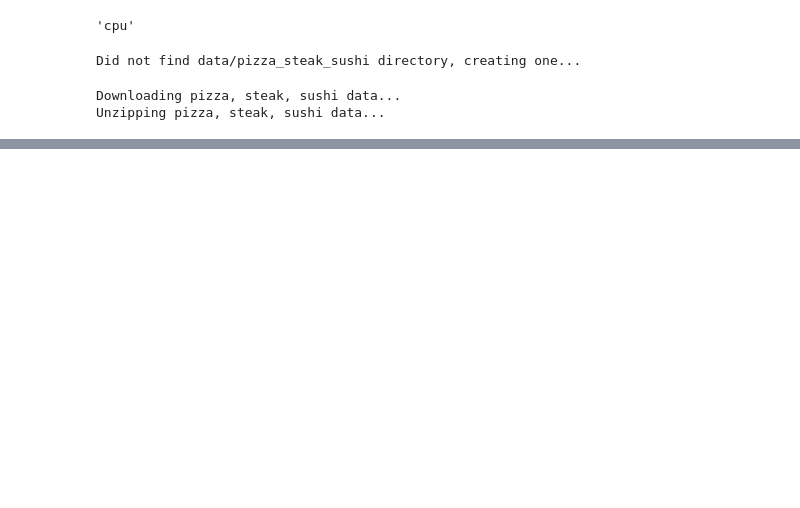
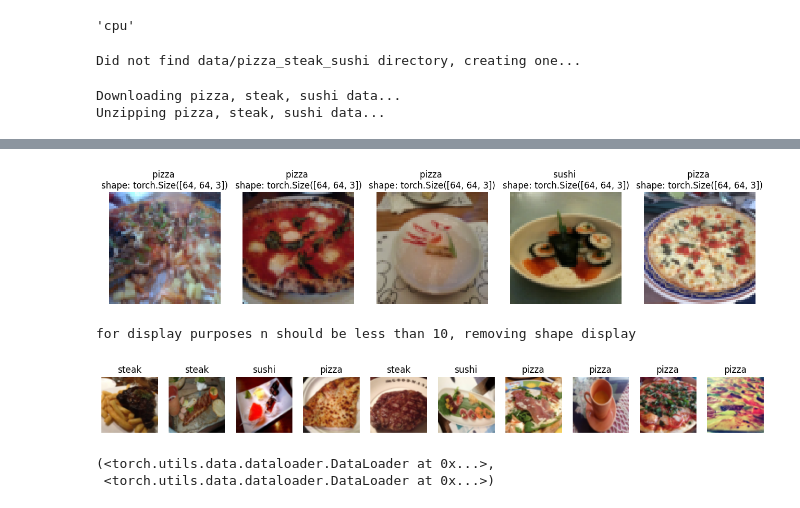
Before and after one commit to asadiv/Pytorch, a Jupyter notebook: 04__pytorch__custom_Datasets.ipynb, the cells around one changed output, grey strips where cells are left out. Cells and saved outputs as stored; diff of their text form; code cells hidden in the pictures; blank space fills up the shorter version.

```diff
--- a/04__pytorch__custom_Datasets.ipynb
+++ b/04__pytorch__custom_Datasets.ipynb
@@ -86,0 +266,6 @@ image width: 512
+# %%
+#getting class namees
+
+target_dir = train_dir
+class_names = sorted([entry.name for entry in list(os.scandir(target_dir))])
+class_names
@@ -86,0 +392,66 @@ image width: 512
+# %%
+# writing a function for displaying images
+def display_random_images(dataset:torch.utils.data.dataset.Dataset,
+                          classes:List[str]=None,
+                          n:int=10,
+                          display_shape:bool=True,
+                          seed:int = None):
+  #adjust if n too high
+  if n>10:
+    n=10
+    display_shape =False
+    print("for display purposes n should be less than 10, removing shape display")
+  if seed:
+    random.seed(seed)
+
+  random_sample_ids = random.sample(range(len(dataset)),k=n)
+
+  plt.figure(figsize=(16,8))
+
+  for i,targ_sample in enumerate(random_sample_ids):
+    targ_img,targ_label = dataset[targ_sample][0],dataset[targ_sample][1]
+    adjusted_img = targ_img.permute(1,2,0)
+
+    plt.subplot(1,n,i+1)
+    plt.imshow(adjusted_img)
+    plt.axis("off")
+    if classes:
+      title = classes[targ_label]
+      if display_shape:
+        title = f"{title} \nshape: {adjusted_img.shape}"
+      plt.title(title)
+  plt.show()
+# %%
+# Display random images from ImageFolder created Dataset
+display_random_images(train_data,
+                      n=5,
+                      classes=class_names,
+                      seed=None)
+# %% [output]
+[figure, added]
+# %%
+# Display random images from ImageFolderCustom  Dataset
+display_random_images(train_data_custom,
+                      n=12,
+                      classes=class_names,
+                      seed=None)
+# %% [output]
+for display purposes n should be less than 10, removing shape display
+[figure, added]
+# %%
+# Turn train and test custom Dataset's into DataLoader's
+from torch.utils.data import DataLoader
+train_dataloader_custom = DataLoader(dataset=train_data_custom, # use custom created train Dataset
+                                     batch_size=1, # how many samples per batch?
+                                     num_workers=0, # how many subprocesses to use for data loading? (higher = more)
+                                     shuffle=True) # shuffle the data?
+
+test_dataloader_custom = DataLoader(dataset=test_data_custom, # use custom created test Dataset
+                                    batch_size=1,
+                                    num_workers=0,
+                                    shuffle=False) # don't usually need to shuffle testing data
+
+train_dataloader_custom, test_dataloader_custom
+# %% [output]
+(<torch.utils.data.dataloader.DataLoader at 0x...>,
+ <torch.utils.data.dataloader.DataLoader at 0x...>)
```
Also changed, not shown: parts of 63 cells of this notebook.
